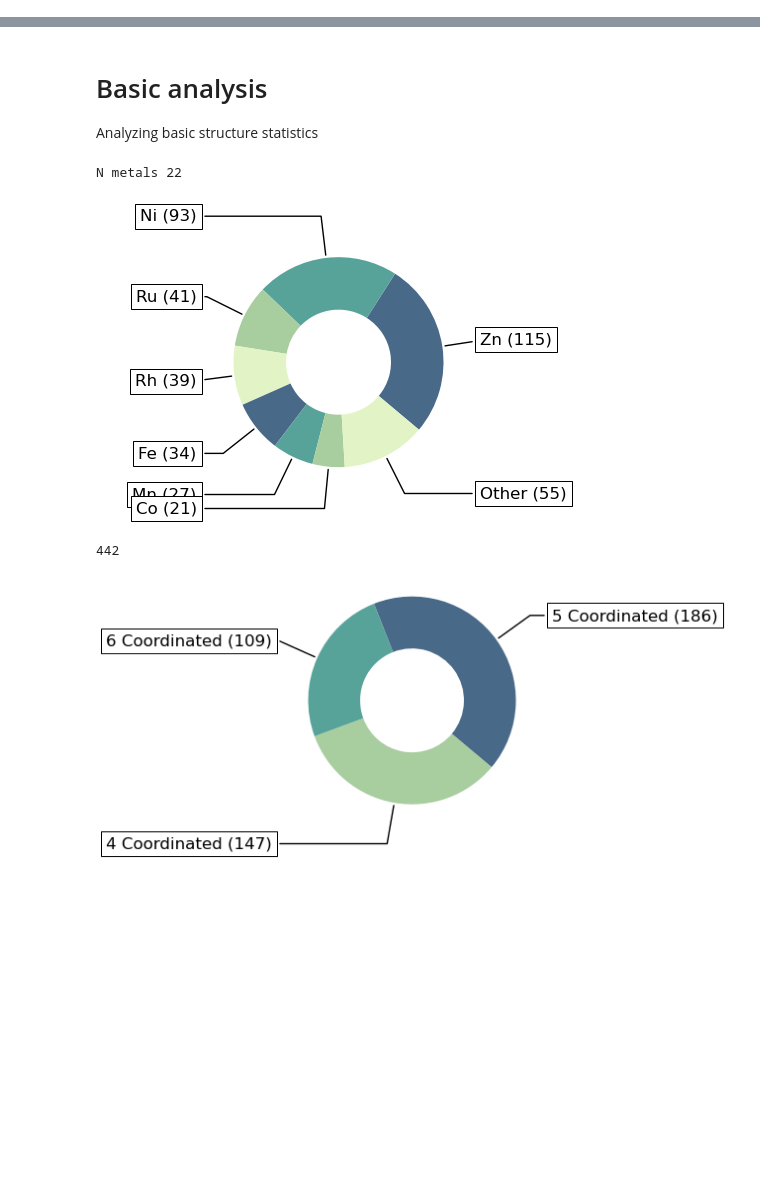
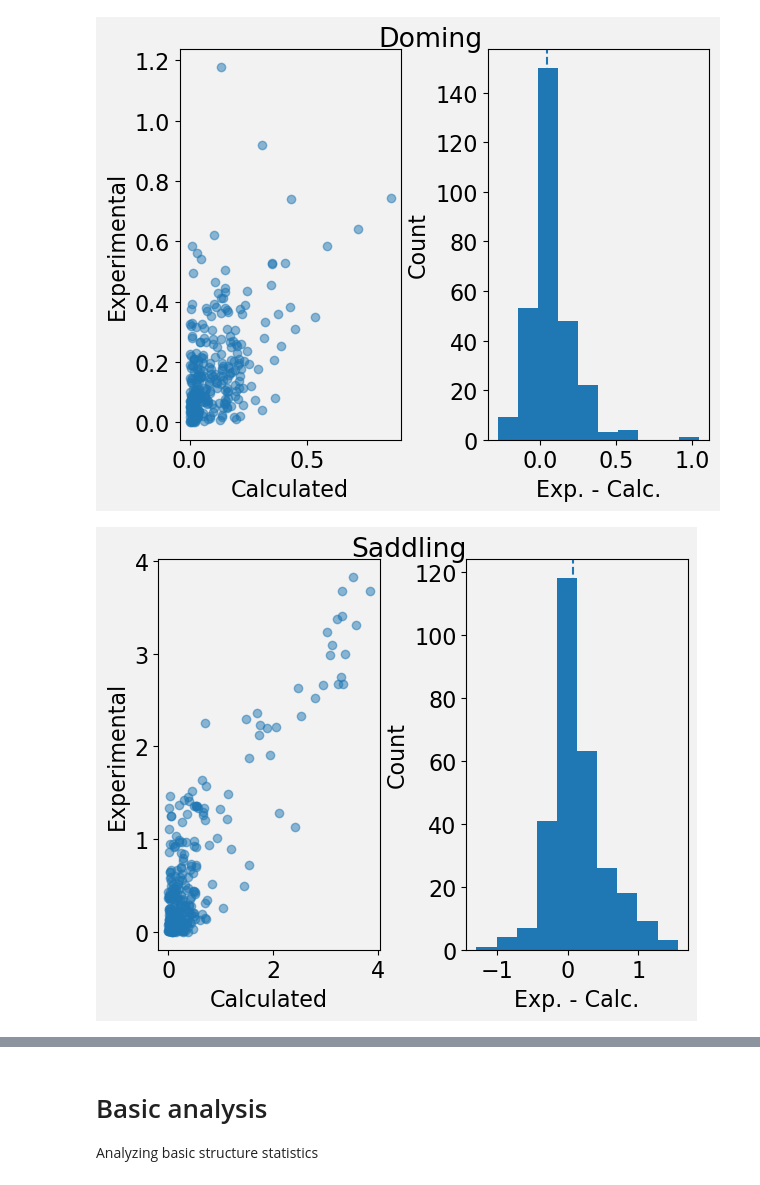
Before and after one commit to ajr15/PorCrystalStructures, a Jupyter notebook: src/notebooks/main.ipynb, the cells around one changed output, grey strips where cells are left out. Cells and saved outputs as stored; diff of their text form; code cells hidden in the pictures; blank space fills up the shorter version.

```diff
--- a/src/notebooks/main.ipynb
+++ b/src/notebooks/main.ipynb
@@ -110,0 +235,10 @@ def pie_chart(infodict: dict, figsize=(6, 3), fontsize=12):
+# %%
+for mode in non_planarity_modes(session):
+    if "2" in mode:
+        continue
+    df = fetch_geo_data(mode, "A")
+    df = df.applymap(lambda x: abs(x) if type(x) is not str else x)
+    comparision_plot(df, title=" ".join(mode.split()[:-2]).title())
+# %% [output]
+[figure, added]
+[figure, added]
@@ -112,49 +250,3 @@ def pie_chart(infodict: dict, figsize=(6, 3), fontsize=12):
 # Basic analysis
 
 Analyzing basic structure statistics
-# %%
-# getting the central metal distrubution - getting a counter dict of central metals
-por_sids = utils.sids_by_type(session, "porphyrin")
-central_metal_smiles = session.query(Substituent.substituent).filter(Substituent.position == "metal").filter(Substituent.structure.in_(por_sids)).all()
-central_metal_smiles = [c[0][1:-1] for c in central_metal_smiles]
-central_metal_count = {}
-for m in central_metal_smiles:
-    if m in central_metal_count:
-        central_metal_count[m] += 1
-    else:
-        central_metal_count[m] = 1
-# fabulizing counter dict
-df = pd.DataFrame(central_metal_count.values(), index=central_metal_count.keys(), columns=["count"])
-df = df.sort_values("count", ascending=False)
-print("N metals", len(df))
-th = 15
-counter_df = df[df["count"] >= th]
-other_count = df[df["count"] < th].sum()
-counter_df = pd.concat([counter_df, pd.DataFrame([other_count], index=["other"], columns=["count"])])
-infodict = counter_df.to_dict()["count"]
-pie_chart(infodict, figsize=(6, 3), fontsize=12)
-# %% [output]
-N metals 22
-[figure, removed]
-# %%
-# getting the coordination number distribution
-axial_ligand_count = session.query(func.count(Substituent.id)).\
-                        filter(Substituent.position == "axial").\
-                        filter(Substituent.structure.in_(por_sids)).group_by(Substituent.structure).all()
-axial_ligand_count = [c[0] for c in axial_ligand_count]
-# making a counter dict
-infodict = {}
-for v in axial_ligand_count:
-    k = "{} Coordinated".format(4 + v)
-    if k in infodict:
-        infodict[k] += 1
-    else:
-        infodict[k] = 1
-# accounting for 4 coordinated structures
-n_structures = session.query(Structure).count()
-infodict["{} Coordinated".format(4)] = n_structures - len(axial_ligand_count)
-print(n_structures)
-pie_chart(infodict)
-# %% [output]
-442
-[figure, removed]
```
Also changed, not shown: parts of 66 cells of this notebook, 14 other files.
